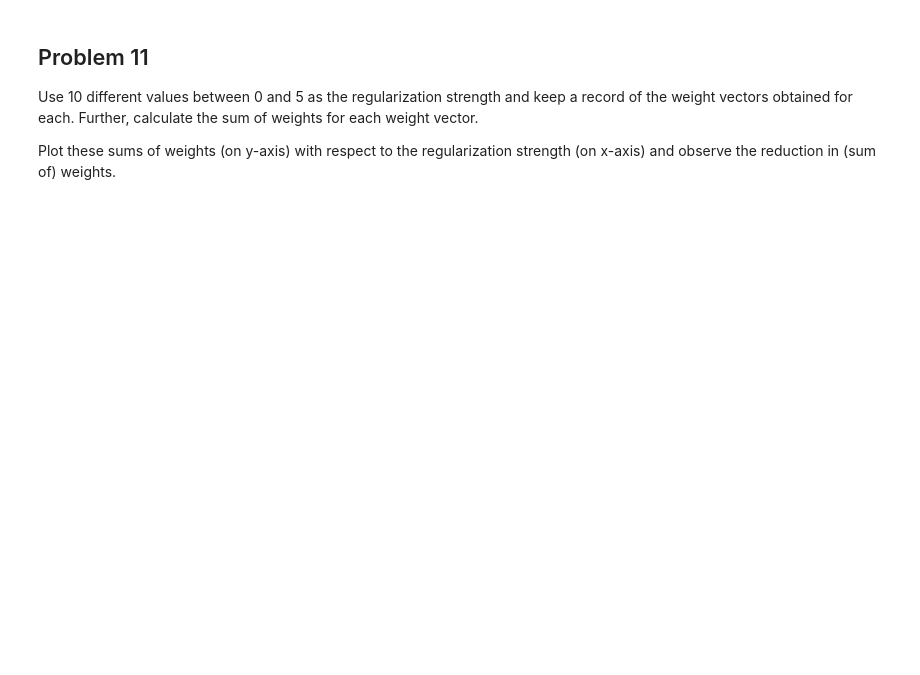
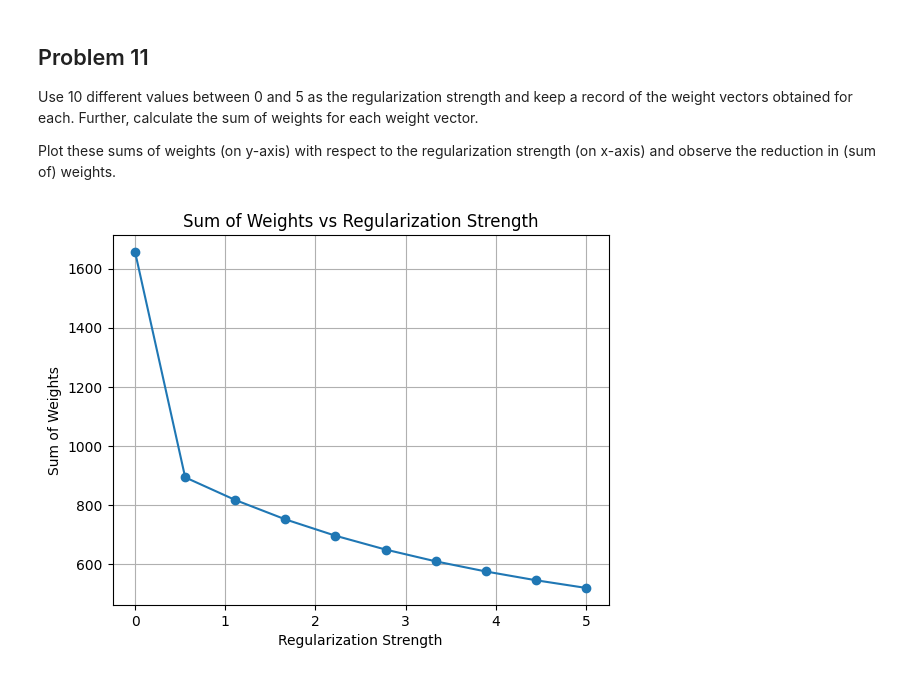
Before and after one commit to sonjaove/progg-and-DS-from-IITM, a Jupyter notebook: Week6_programming_ques.ipynb, the cells around one changed output. Saved outputs shown, nothing was run; the diff lists cells and outputs as text; code cells hidden in the pictures; blank space fills up the shorter version.

```diff
--- a/Week6_programming_ques.ipynb
+++ b/Week6_programming_ques.ipynb
@@ -82,0 +139,17 @@ Call this function by passing $X_{train}$ and $y_{train}$. As the dummy feature
+# %%
+# Write your solution code here
+def compute_weights(X, y):
+    # Ensure y is a column vector (2D)
+    if len(y.shape) == 1:
+        y = y.reshape(-1, 1)
+
+    # Compute (X^T X)^-1 X^T y
+    X_T_X_inv = np.linalg.inv(X.T @ X)
+    weights = X_T_X_inv @ X.T @ y
+    return weights
+
+weights = compute_weights(X_train.T, y_train.T)
+
+# Get the intercept (first value of the weight vector)
+intercept = weights[0]
+print(f"Intercept (rounded to 1 decimal place): {round(intercept[0], 1)}")
@@ -121,0 +266,26 @@ Plot these sums of weights (on y-axis) with respect to the regularization streng
+# %%
+# Write your solution code here
+import numpy as np
+import matplotlib.pyplot as plt
+
+# Generate 10 values between 0 and 5 for regularization strength
+regularization_strengths = np.linspace(0, 5, 10)
+
+# List to store the sum of weights for each regularization strength
+sums_of_weights = []
+
+# Calculate the weights and their sum for each regularization strength
+for reg_strength in regularization_strengths:
+    weights_ridge = compute_weights_ridge(X_train, y_train, reg_strength=reg_strength)
+    sum_weights_ridge = np.sum(weights_ridge)
+    sums_of_weights.append(sum_weights_ridge)
+
+# Plot the sum of weights against the regularization strength
+plt.plot(regularization_strengths, sums_of_weights, marker='o')
+plt.xlabel("Regularization Strength")
+plt.ylabel("Sum of Weights")
+plt.title("Sum of Weights vs Regularization Strength")
+plt.grid(True)
+plt.show()
+# %% [output]
+[figure, added]
```
Also changed, not shown: parts of 19 cells of this notebook.
